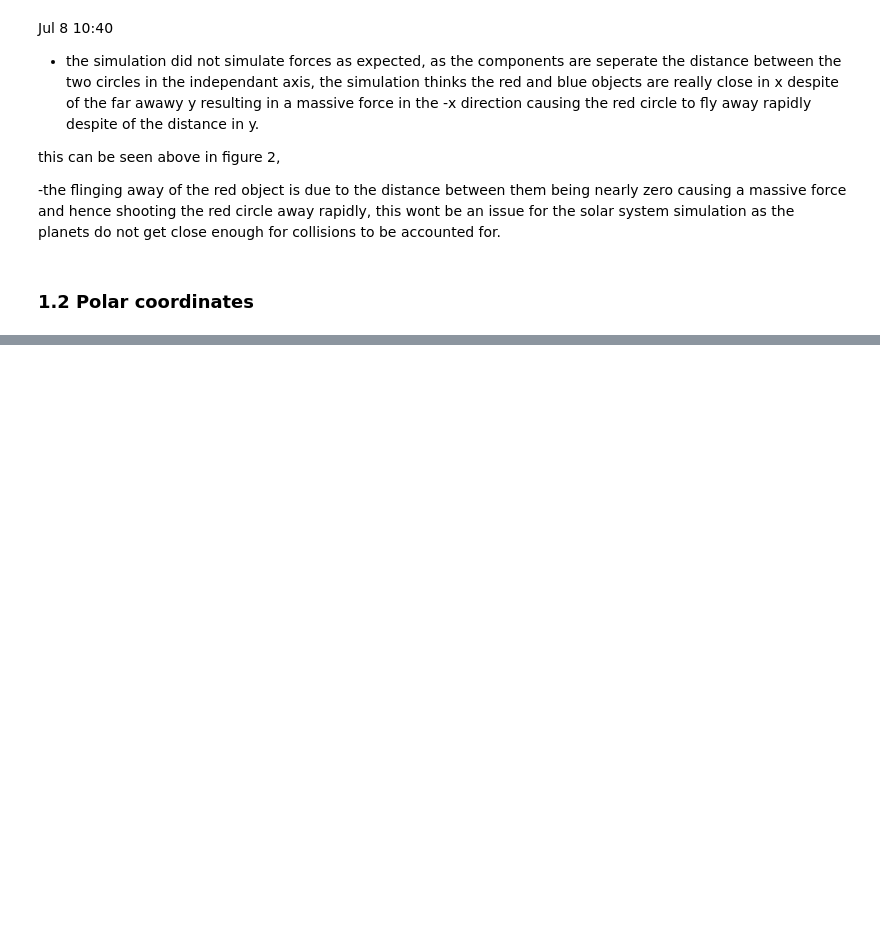
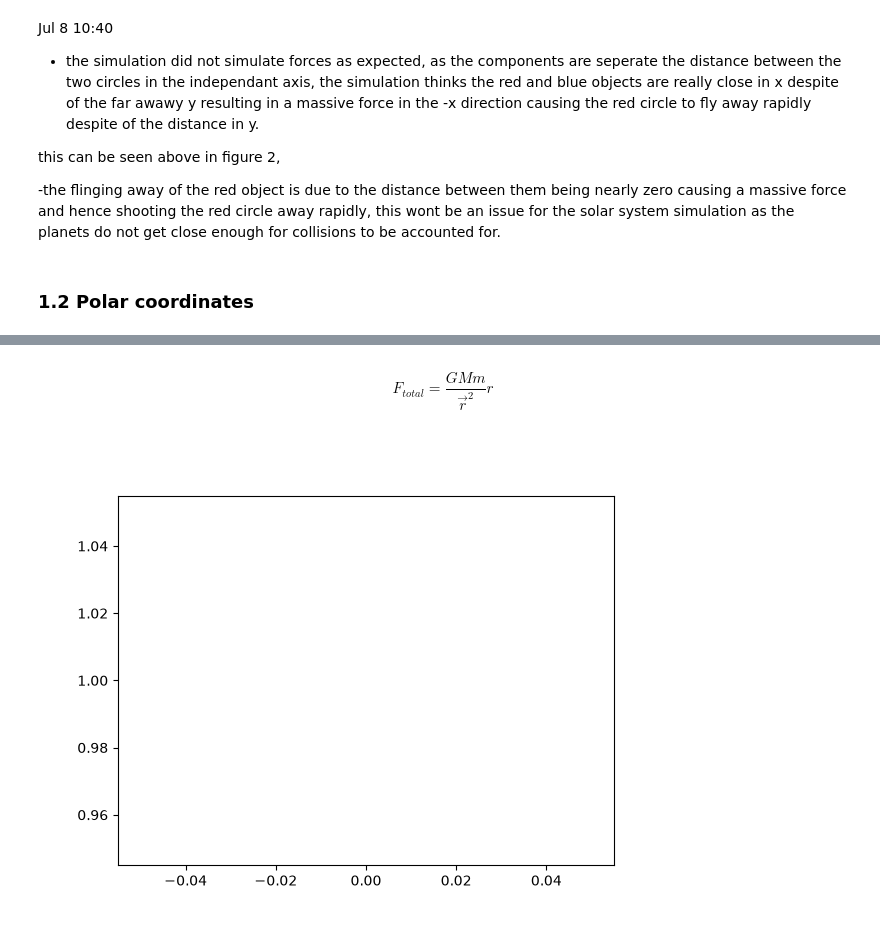
Before and after one commit to LGregg-Allured/Simulating-The-Solar-System, a Jupyter notebook: Lab_Book.ipynb, the cells around one changed output, grey strips where cells are left out. Cells and saved outputs as stored; diff of their text form; code cells hidden in the pictures; blank space fills up the shorter version.

```diff
--- a/Lab_Book.ipynb
+++ b/Lab_Book.ipynb
@@ -224,0 +214,14 @@ Jul 8 10:40
+# %% [markdown]
+$$
+F_{total} = \frac{GMm}{\vec{r}^2} \hat{r}
+$$
+# %%
+%matplotlib ipympl
+import matplotlib.pyplot as plt
+import math as m
+
+
+plt.plot([0,0],[1,1])
+plt.show()
+# %% [output]
+[figure, added]
```
Also changed, not shown: parts of 2 cells of this notebook, 1 other file.
